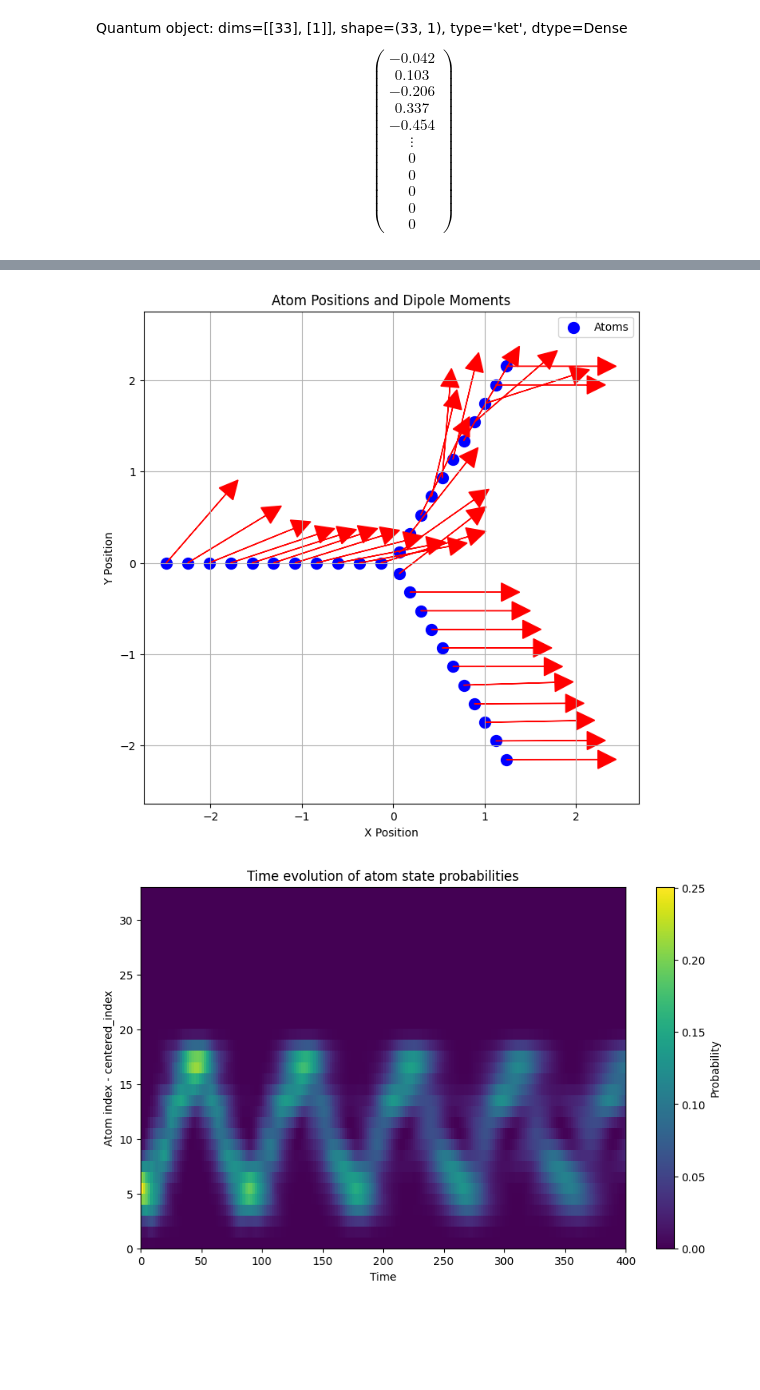
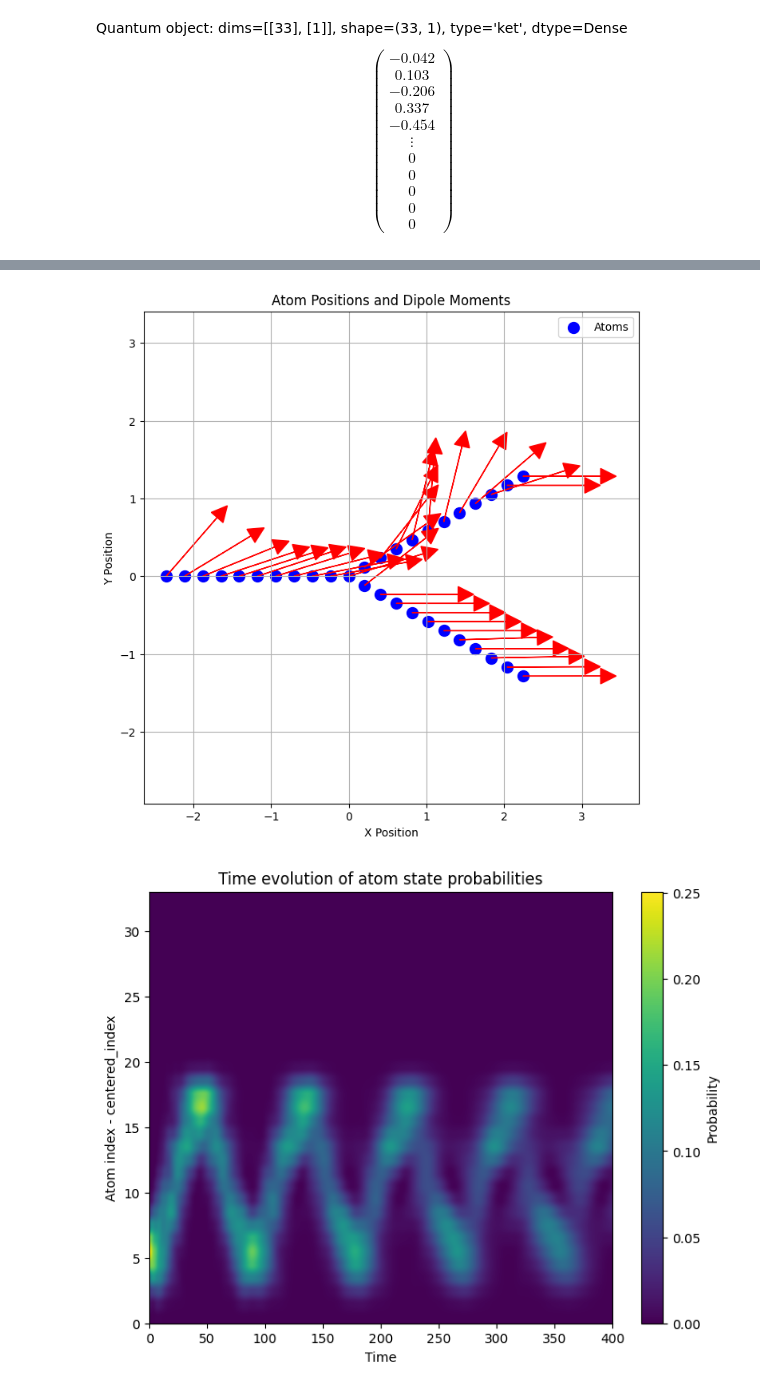
Before and after one commit to LBPhysics/GIT_Code_BA, a Jupyter notebook: Continuation/Qutip/New_Topology.ipynb, the cells around one changed output, grey strips where cells are left out. Saved outputs shown, nothing was run; the diff lists cells and outputs as text; code cells hidden in the pictures; blank space fills up the shorter version.

```diff
--- a/Continuation/Qutip/New_Topology.ipynb
+++ b/Continuation/Qutip/New_Topology.ipynb
@@ -25,7 +25,7 @@ fixed_dist_in  =  fixed_dist_ext
 N = 3 + 3 * 10
 
 t_max    = 400
-t_size    = 200
+t_size    = 2000
 
 ########################################################################################################################
 times  = np.linspace(0, t_max, t_size) * fixed_gamma
@@ -106,7 +106,7 @@ def Green_tensor(r_a, r_b, k_a):
                        * np.outer(r_ab, r_ab) / (abs_r_ab ** 2)))
 
 def Gamma_matrix(distance_in, distance_ext, dipoles, lam, gamma):
-    positions = topo_positions(distance_in, distance_ext)
+    positions = topo_positions_only_1_inner(distance_in, distance_ext)
     G_matrix = np.zeros((N, N), dtype=complex)
     for a in range(N):
         for b in range(N):
@@ -119,7 +119,7 @@ def Gamma_matrix(distance_in, distance_ext, dipoles, lam, gamma):
     return G_matrix
 
 def V_matrix(distance_in, distance_ext, dipoles, lam, gamma):
-    positions = topo_positions(distance_in, distance_ext)
+    positions = topo_positions_only_1_inner(distance_in, distance_ext)
     V_matrix = np.zeros((N, N), dtype=complex)
     for a in range(N):
         for b in range(N):
@@ -210,7 +210,7 @@ bounds = angle_bounds + distance_in_bounds
 target_indices = list(range(N//3, 2*N//3-1))  # Example, assuming the target regions are the second third
 
 # Optimization with bounds
-result = minimize(optimization_target, initial_params, args=(times, target_indices), bounds=bounds, method='SLSQP')
+#result = minimize(optimization_target, initial_params, args=(times, target_indices), bounds=bounds, method='SLSQP')
 
 # Debugging print statements
 print("Optimization result:", result)
@@ -250,39 +250,39 @@ dip[-8] = np.array([1,0,0])
 y1, y2 = survival_probabilities(dip, dist, times, Psi_0=psi0)
 # %%
 # Plot atoms with their dipole moments
-positions = topo_positions(optimized_distance_in)
+positions = topo_positions_only_1_inner(optimized_distance_in)
 plt.figure(figsize=(8, 8))
 plt.scatter(positions[:, 0], positions[:, 1], color='blue', s=100, label='Atoms')
 for i, position in enumerate(positions):
     plt.arrow(position[0], position[1], dip[i][0], dip[i][1], head_width=0.2, head_length=0.2, fc='r', ec='r')
 plt.title('Atom Positions and Dipole Moments')
 plt.xlabel('X Position')
 plt.ylabel('Y Position')
 plt.grid(True)
 plt.legend()
 plt.axis('equal')
 plt.show()
 # Create a heatmap for state probabilities
-plt.figure(figsize=(10, 6))
+plt.figure(figsize=(8, 6))
 plt.imshow(y1.T, aspect='auto', origin='lower', cmap='viridis', extent=[0, t_max, 0, N])
 plt.colorbar(label='Probability')
 plt.xlabel('Time')
 plt.ylabel('Atom index - centered_index')
 plt.title('Time evolution of atom state probabilities')
 plt.show()
 
 # Plot survival probability
-plt.figure(figsize=(10, 6))
+plt.figure(figsize=(10, 2))
 plt.plot(times, np.exp(-times), 'r--', linewidth=2.5, label=r'exp(-$\gamma t$)')
 plt.plot(times, y2, 'b-', label='Survival Probability')
 plt.xlabel('Time')
 plt.ylabel('Survival Probability')
 plt.title('Survival Probability over time')
 plt.legend()
 plt.grid(True)
 
 plt.tight_layout()
 plt.show()
 # %% [output]
-[figure, old version]
+[figure, new version]
-[figure, old version]
+[figure, new version]
```
Also changed, not shown: parts of 1 cell of this notebook, 1 other file.
